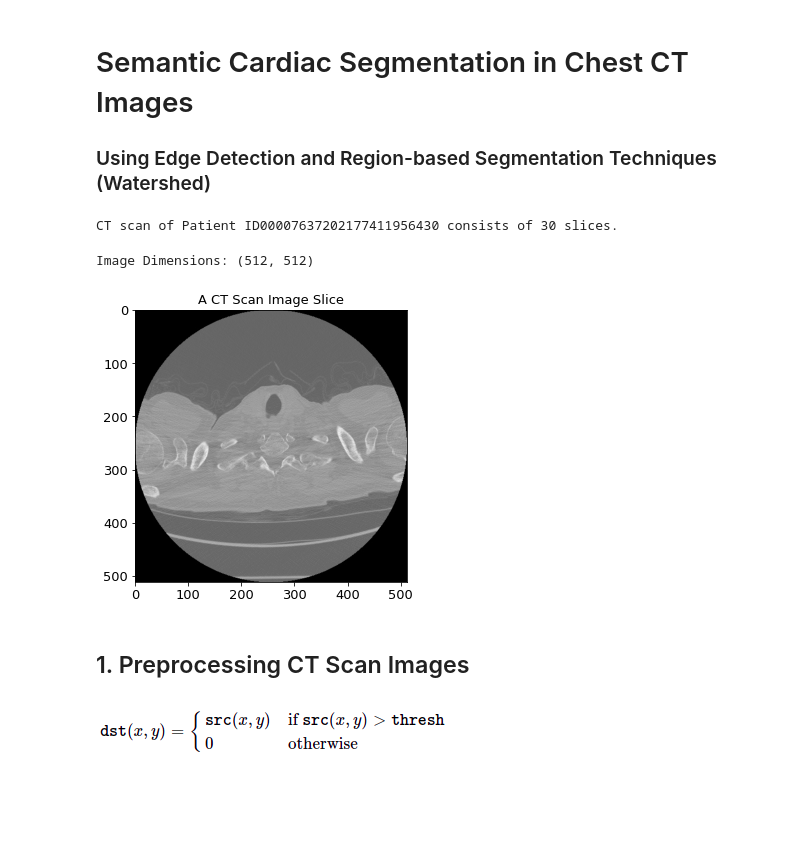
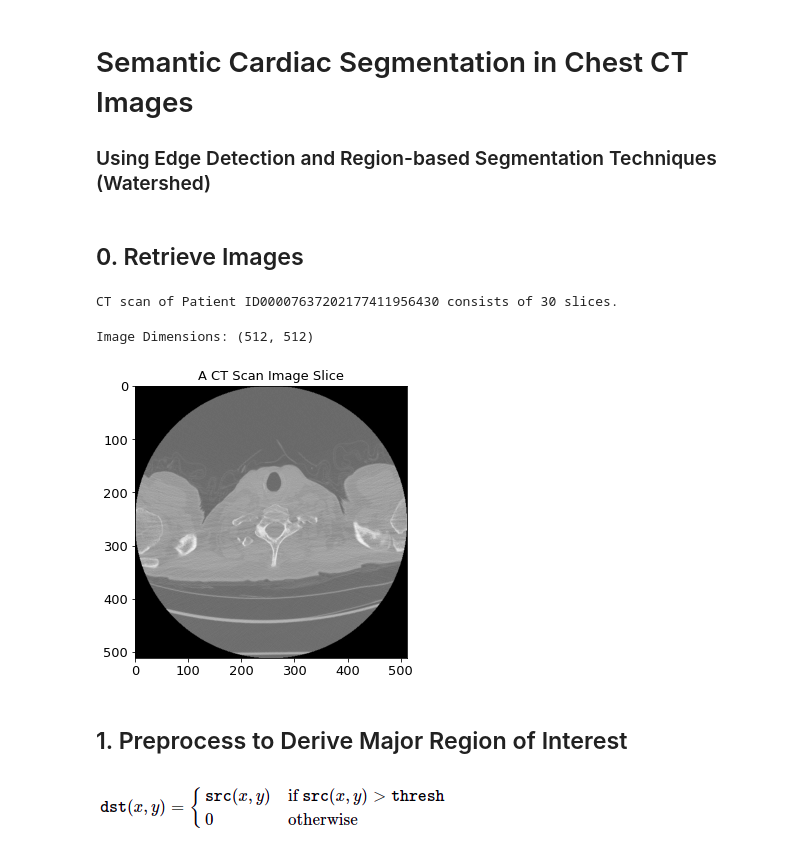
Before and after one commit to anushkahebbar/cardiac-segmentation, a Jupyter notebook: Region-based Segmentation Techniques.ipynb, the cells around one changed output. Cells and saved outputs as stored; diff of their text form; code cells hidden in the pictures; blank space fills up the shorter version.

```diff
--- a/Region-based Segmentation Techniques.ipynb
+++ b/Region-based Segmentation Techniques.ipynb
@@ -32,6 +34,8 @@ plt.rc('legend', fontsize=MEDIUM_FONT)   # legend fontsize
 plt.rc('figure', titlesize=LARGE_FONT)   # fontsize of the figure title
 
 plt.rcParams["figure.figsize"] = (10, 5)
+# %% [markdown]
+## 0. Retrieve Images
 # %%
 def readSortedSlices(path):
 
@@ -62,13 +66,13 @@ sliceImgs = getSliceImages(slices)
 CT scan of Patient ID00007637202177411956430 consists of 30 slices.
 # %%
 # Select a sample slice to work with
-im = readImg('sample-dataset/ID00007637202177411956430_1.jpg', showOutput=1)
+im = readImg('sample-dataset/ID00007637202177411956430_0.jpg', showOutput=1)
 print('Image Dimensions:', im.shape)
 # %% [output]
 Image Dimensions: (512, 512)
-[figure, old version]
+[figure, new version]
 # %% [markdown]
-## 1. Preprocessing CT Scan Images
+## 1. Preprocess to Derive Major Region of Interest
 # %%
 # TODO: Implement histogram plotting
 def imgKMeans(img, K, showOutput=0, showHistogram=0):
```
Also changed, not shown: parts of 11 cells of this notebook, 4 other files.
